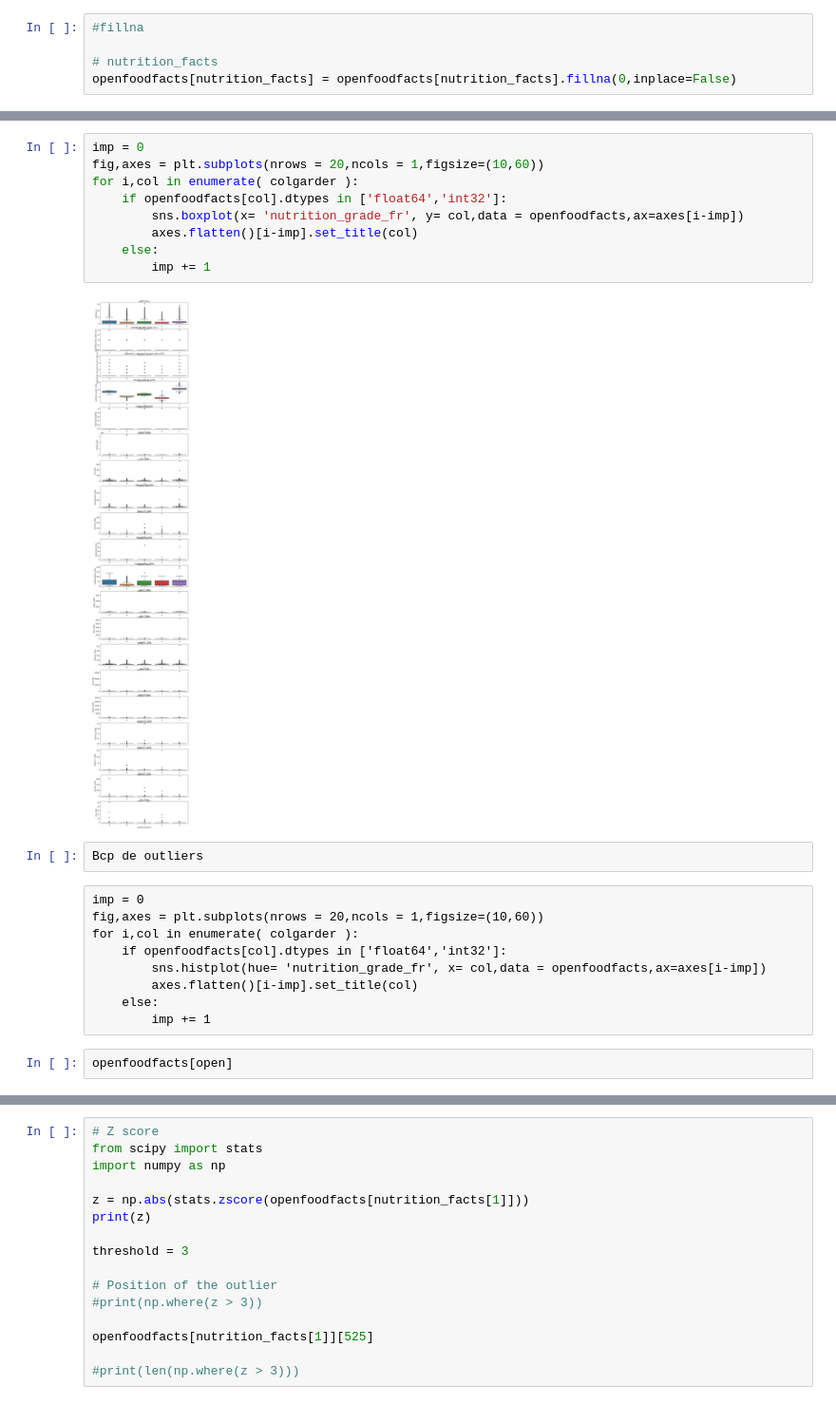
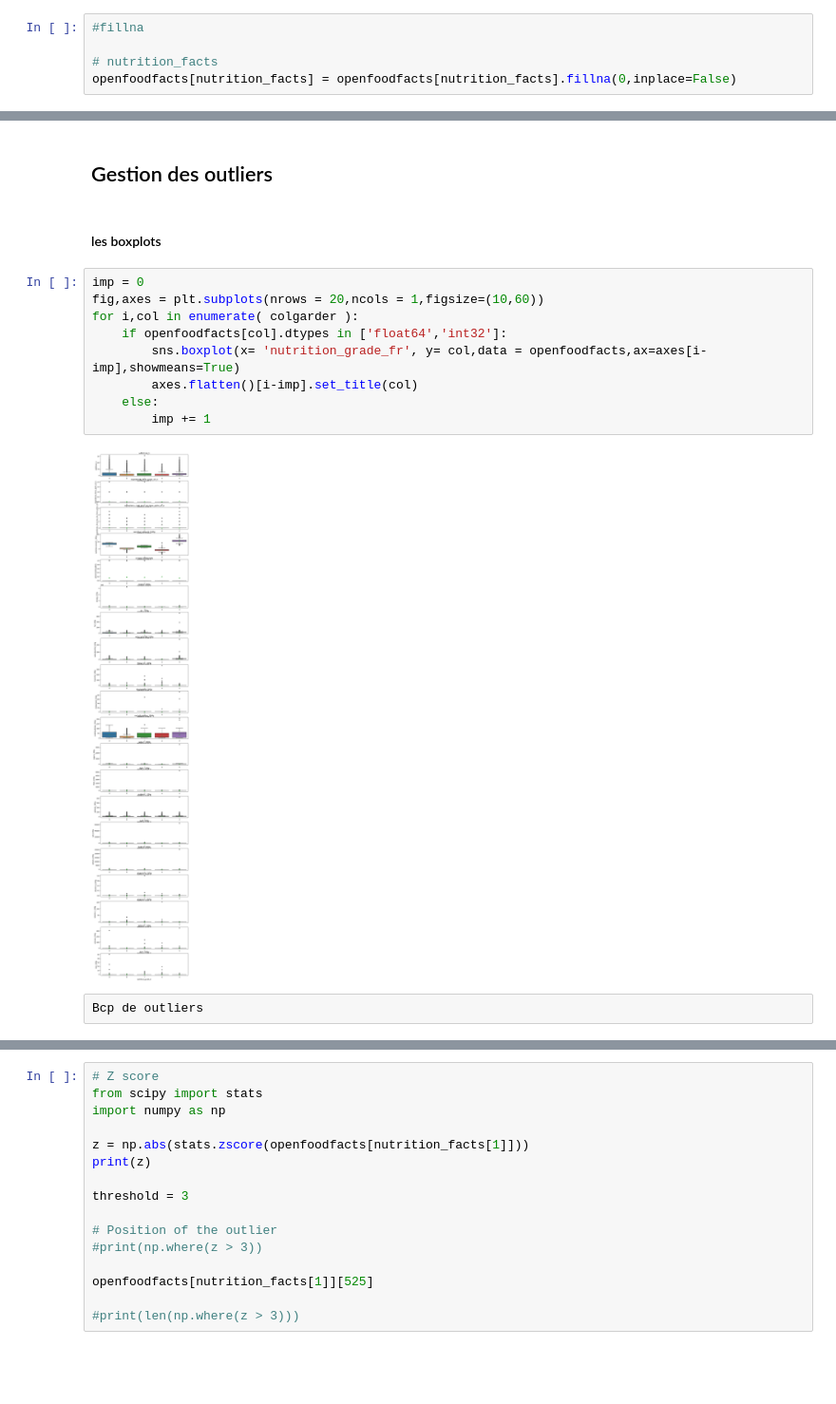
Before and after one commit to kevin-EK/Concevez-une-application-au-service-de-la-sant-publique, a Jupyter notebook: P3 Sélection de variable & Feature Engenering Brouillon .ipynb, the cells around one changed output, grey strips where cells are left out. Shown at 95% size. Drawn from its saved outputs; the diff is of its cells as text; blank space fills up the shorter version.

```diff
--- a/P3 Sélection de variable & Feature Engenering Brouillon .ipynb
+++ b/P3 Sélection de variable & Feature Engenering Brouillon .ipynb
@@ -549,24 +876,17 @@ openfoodfacts[nutrition_facts] = openfoodfacts[nutrition_facts].fillna(0,inplace
-# %%
-imp = 0
-fig,axes = plt.subplots(nrows = 20,ncols = 1,figsize=(10,60))
-for i,col in enumerate( colgarder ):
-    if openfoodfacts[col].dtypes in ['float64','int32']:
-        sns.boxplot(x= 'nutrition_grade_fr', y= col,data = openfoodfacts,ax=axes[i-imp])
-        axes.flatten()[i-imp].set_title(col)
-    else:
-        imp += 1
-# %% [output]
-[figure, removed]
-# %%
-Bcp de outliers
-# %% [raw]
-imp = 0
-fig,axes = plt.subplots(nrows = 20,ncols = 1,figsize=(10,60))
-for i,col in enumerate( colgarder ):
-    if openfoodfacts[col].dtypes in ['float64','int32']:
-        sns.histplot(hue= 'nutrition_grade_fr', x= col,data = openfoodfacts,ax=axes[i-imp])
-        axes.flatten()[i-imp].set_title(col)
-    else:
-        imp += 1
-# %%
-openfoodfacts[open]
+# %% [markdown]
+## Gestion des outliers
+# %% [markdown]
+#### les boxplots
+# %%
+imp = 0
+fig,axes = plt.subplots(nrows = 20,ncols = 1,figsize=(10,60))
+for i,col in enumerate( colgarder ):
+    if openfoodfacts[col].dtypes in ['float64','int32']:
+        sns.boxplot(x= 'nutrition_grade_fr', y= col,data = openfoodfacts,ax=axes[i-imp],showmeans=True)
+        axes.flatten()[i-imp].set_title(col)
+    else:
+        imp += 1
+# %% [output]
+[figure, added]
+# %% [raw]
+Bcp de outliers
```
Also changed, not shown: parts of 84 cells of this notebook, 1 other file.
